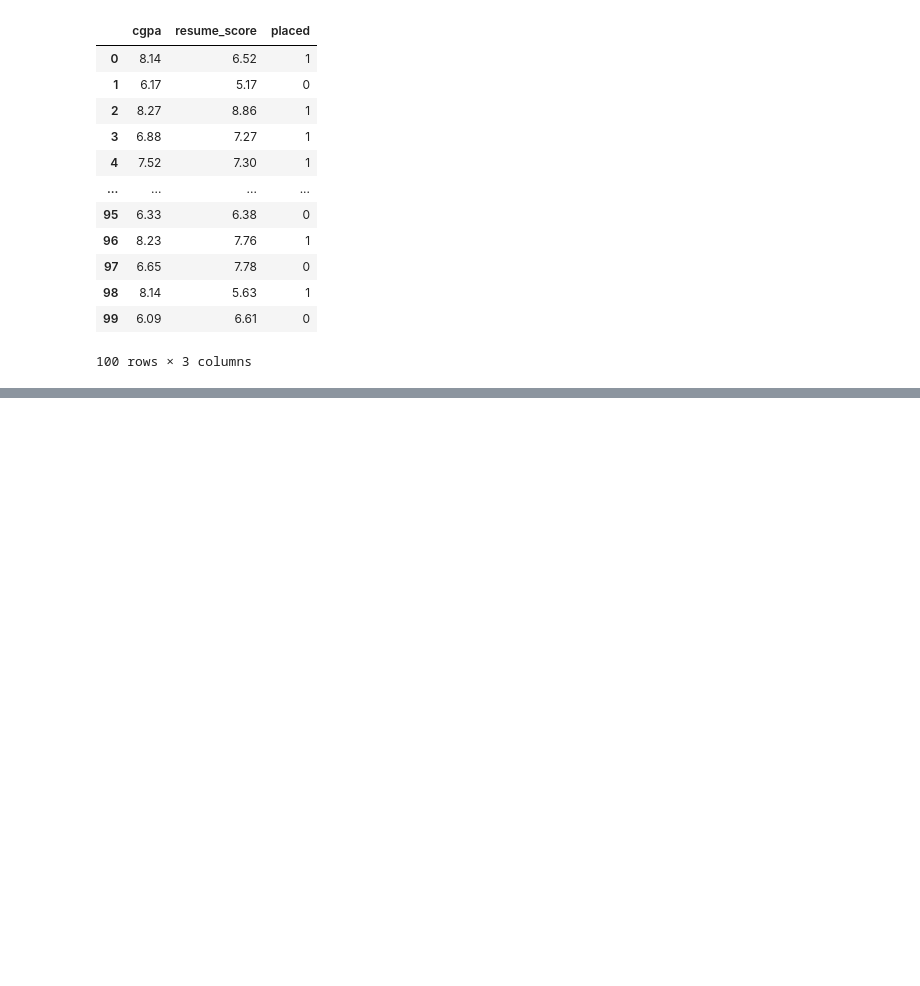
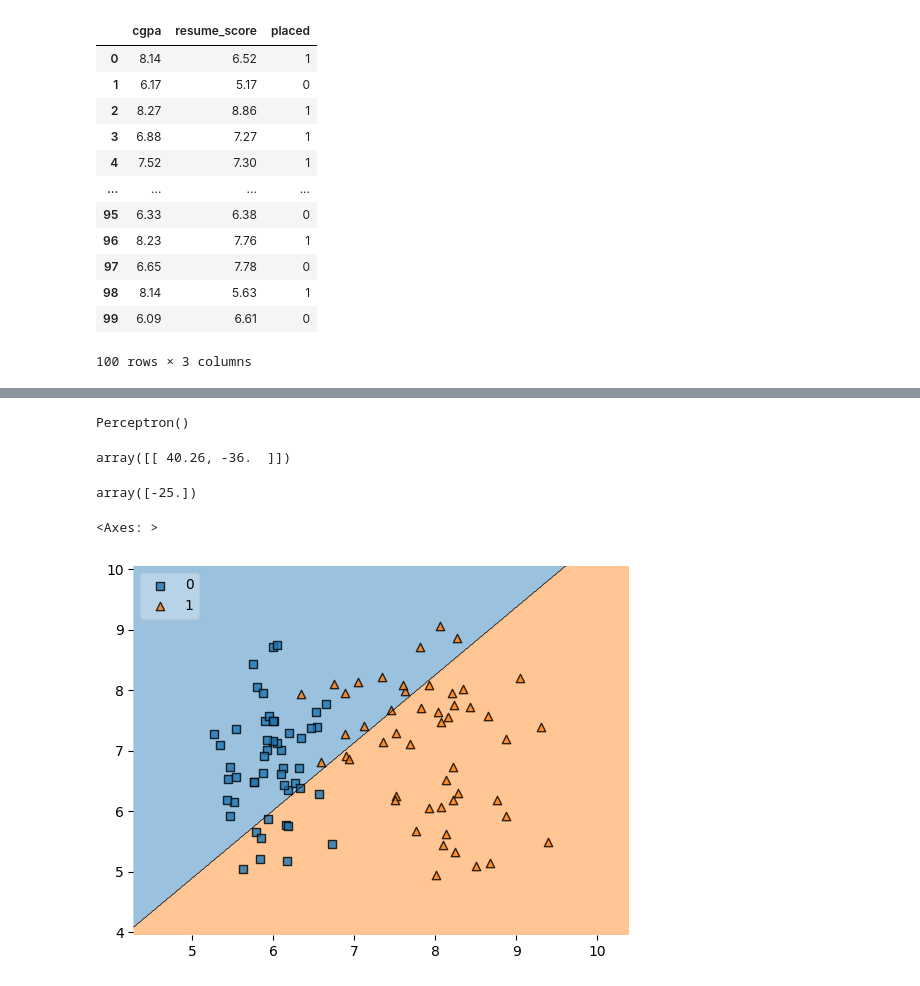
Before and after one commit to Msaleemakhtar/Deep-Learning, a Jupyter notebook: Deep_Learning.ipynb, the cells around one changed output, grey strips where cells are left out. Saved outputs shown, nothing was run; the diff lists cells and outputs as text; code cells hidden in the pictures; blank space fills up the shorter version.

```diff
--- a/Deep_Learning.ipynb
+++ b/Deep_Learning.ipynb
@@ -24,0 +41,3 @@ data
+# %%
+x = df.iloc[:,0:2]
+x
@@ -24,0 +58,3 @@ data
+# %%
+y = df.iloc[:,-1]
+y
@@ -24,0 +76,14 @@ data
+# %%
+p = Perceptron()
+# %%
+p.fit(x,y)
+# %% [output]
+Perceptron()
+# %%
+p.coef_
+# %% [output]
+array([[ 40.26, -36.  ]])
+# %%
+p.intercept_
+# %% [output]
+array([-25.])
@@ -24,0 +92,5 @@ data
+# %%
+plot_decision_regions(x.values, y.values, clf=p, legend=2)
+# %% [output]
+<Axes: >
+[figure, added]
```
Also changed, not shown: parts of 7 cells of this notebook.
